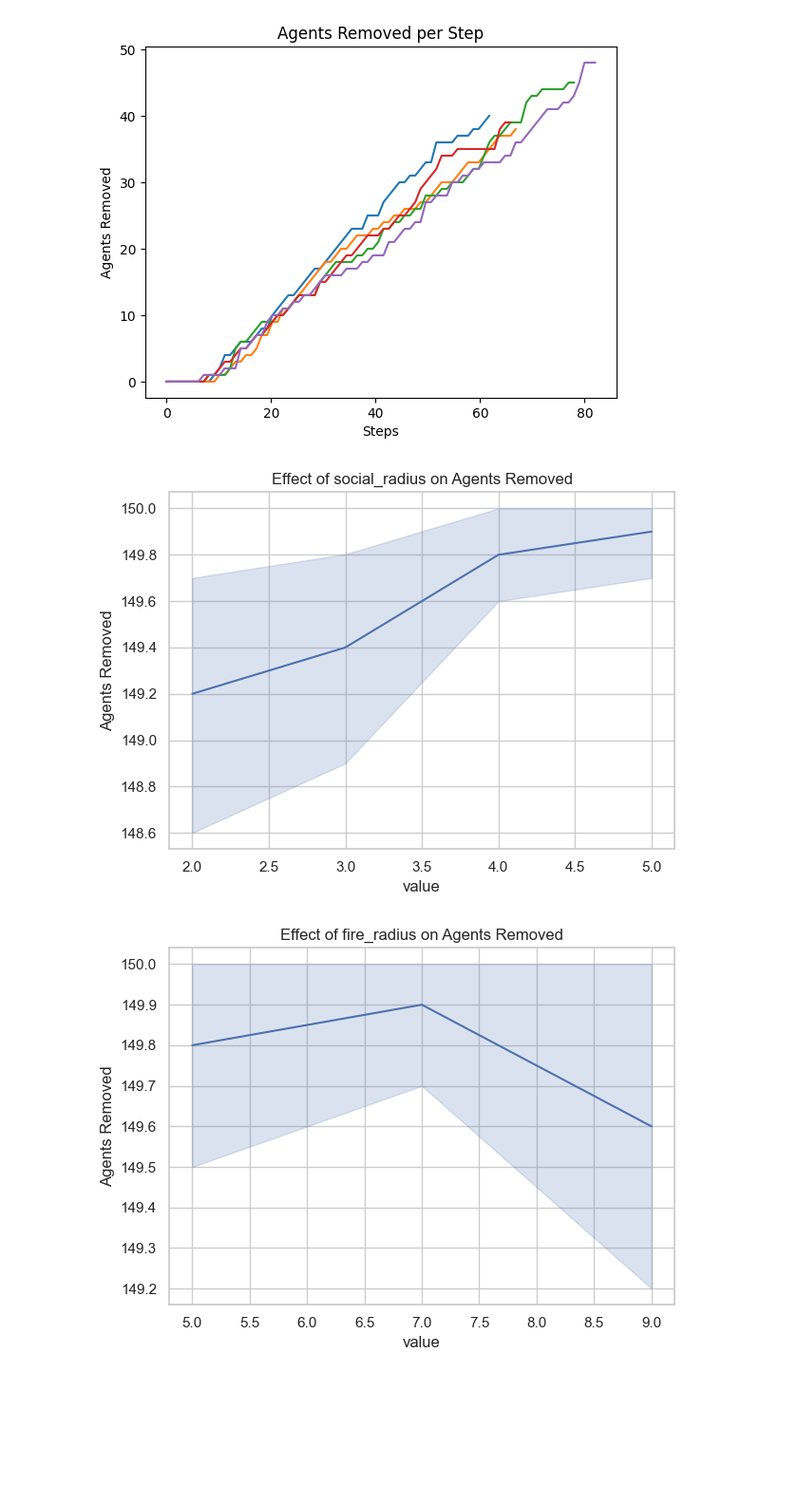
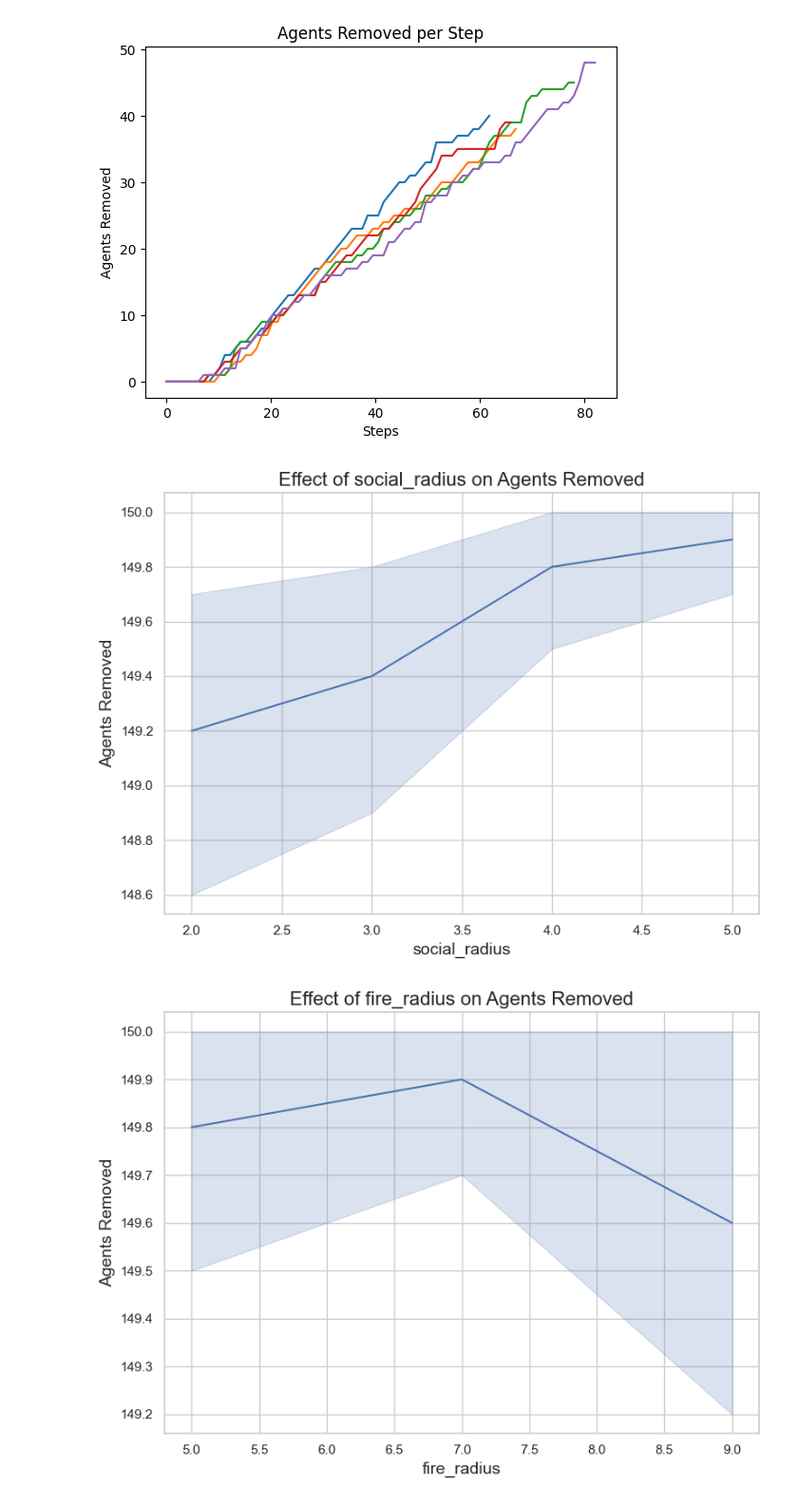
Before and after one commit to LoesBijman/agent_based_modeling, a Jupyter notebook: visualize.ipynb, the cells around one changed output. Shown at 95% size. Saved outputs shown, nothing was run; the diff lists cells and outputs as text; code cells hidden in the pictures; blank space fills up the shorter version.

```diff
--- a/visualize.ipynb
+++ b/visualize.ipynb
@@ -80,40 +81,43 @@ def plot_all_vars(df):
     fig.tight_layout()
     plt.show()
 # %%
-import pandas as pd
-import matplotlib.pyplot as plt
-import seaborn as sns
-
 # Load data
 df = pd.read_csv('sensitivity_analysis_results.csv')
 
 # Filter out the relevant columns
 relevant_cols = ['parameter', 'value', 'Agents Removed']
+df = df[relevant_cols]
 
-# Group by parameter
-grouped = df[relevant_cols].groupby('parameter')
+# Group by parameter and calculate statistics
+parameter_stats = df.groupby('parameter').agg({
+    'value': 'first',
+    'Agents Removed': ['mean', 'median', 'std', 'min', 'max']
+}).reset_index()
 
-# Calculate statistics for each parameter
-parameter_stats = grouped.agg({'value': 'first', 'Agents Removed': ['mean', 'median', 'std', 'min', 'max']})
+def plot_parameter_effect(parameter_name):
+    plt.figure(figsize=(8, 6))
+    sns.lineplot(x='value', y='Agents Removed', data=df[df['parameter'] == parameter_name])
+    plt.title(f'Effect of {parameter_name} on Agents Removed', fontsize=16)
+    plt.xlabel(f'{parameter_name}', fontsize=14)
+    plt.ylabel('Agents Removed', fontsize=14)
+    plt.grid(True)
+    plt.tight_layout()
+    plt.show()
 
-# Example boxplot for social_radius
-sns.lineplot(x='value', y='Agents Removed', data=df[df['parameter'] == 'social_radius'])
-plt.title('Effect of social_radius on Agents Removed')
-plt.tight_layout()
-plt.show()
+# Example: Plot for social_radius
+plot_parameter_effect('social_radius')
 
-# Example scatter plot for fire_radius
-sns.lineplot(x='value', y='Agents Removed', data=df[df['parameter'] == 'fire_radius'])
-plt.title('Effect of fire_radius on Agents Removed')
-plt.tight_layout()
-plt.show()
+# Example: Plot for fire_radius
+plot_parameter_effect('fire_radius')
 
-# Example line plot for exit_radius
-sns.lineplot(x='value', y='Agents Removed', data=df[df['parameter'] == 'exit_radius'])
-plt.title('Effect of exit_radius on Agents Removed')
+# Example: Plot for exit_radius
+plot_parameter_effect('exit_radius')
 
-plt.tight_layout()
-plt.show()
+# Example: Plot for probability
+plot_parameter_effect('p_spreading')
+
+# Example: Plot for probability
+plot_parameter_effect('p_spreading_environment')
 # %% [output]
-[figure, old version]
+[figure, new version]
-[figure, old version]
+[figure, new version]
```
Also changed, not shown: parts of 2 cells of this notebook, 1 other file.
